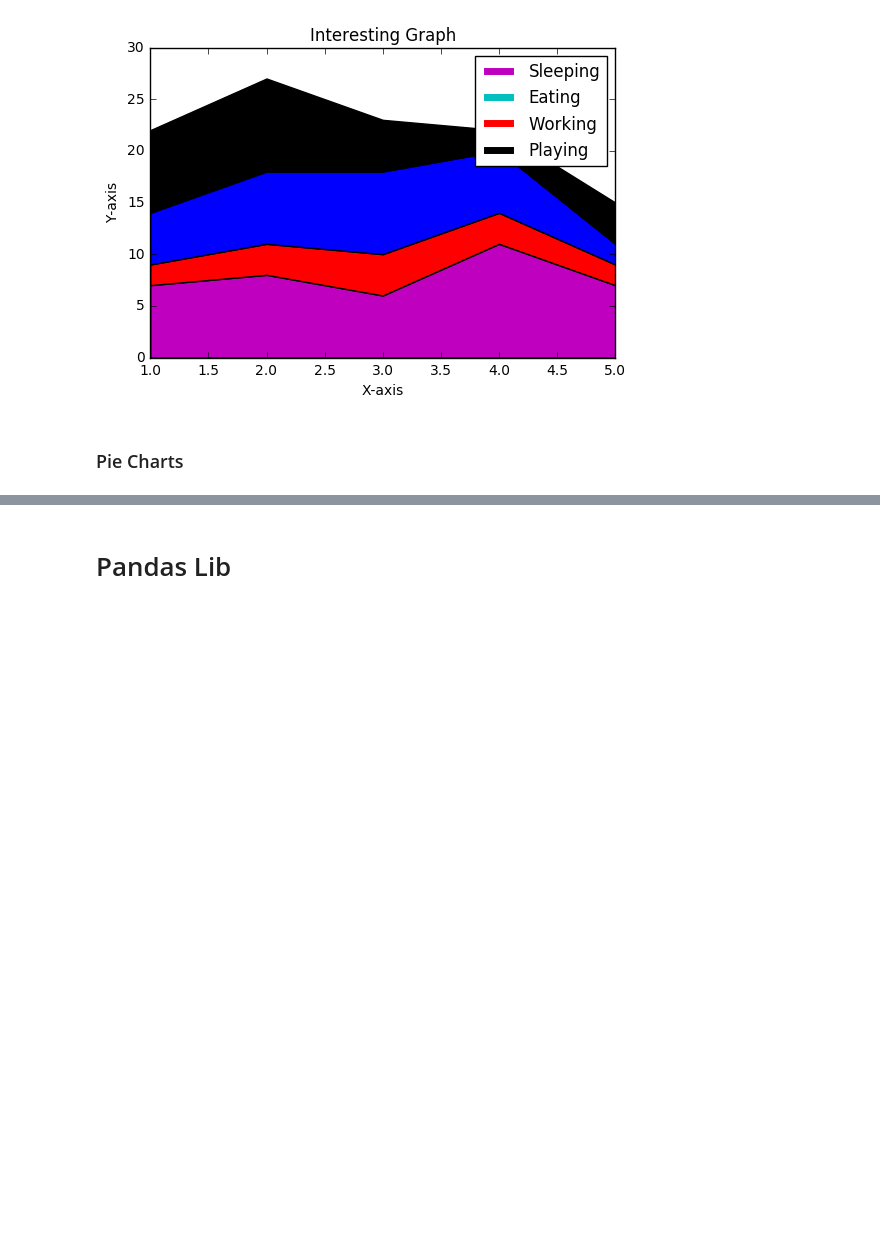
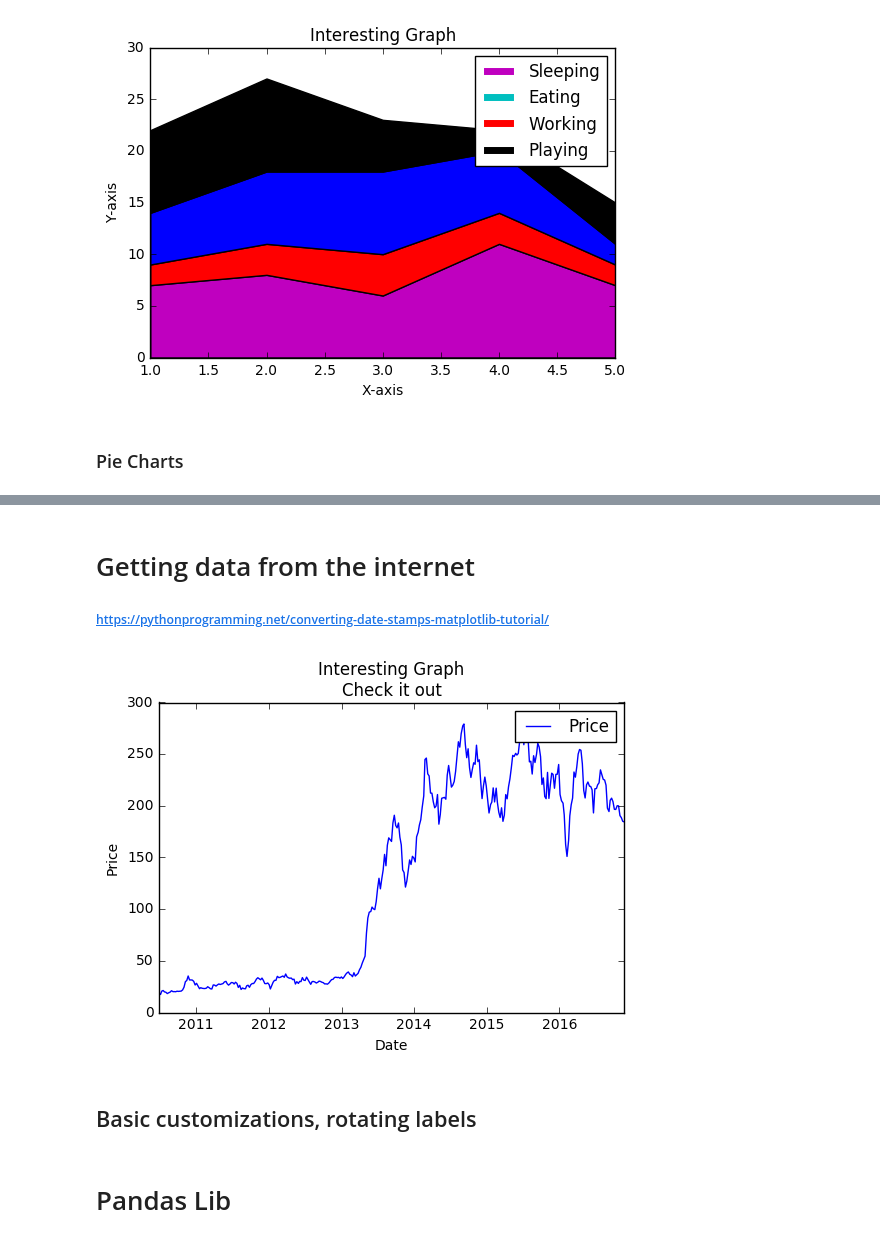
Before and after one commit to amanullahtariq/MLAlgorithm, a Jupyter notebook: Python/Matplotlib .ipynb, the cells around one changed output, grey strips where cells are left out. Drawn from its saved outputs; the diff is of its cells as text; code cells hidden in the pictures; blank space fills up the shorter version.

```diff
--- a/Python/Matplotlib .ipynb
+++ b/Python/Matplotlib .ipynb
@@ -90,3 +151,50 @@ plt.show()
+# %% [markdown]
+# Getting data from the internet
+##### https://pythonprogramming.net/converting-date-stamps-matplotlib-tutorial/
+# %%
+# loading by numpy
+import matplotlib.pyplot as plt
+import numpy as np
+import urllib
+import matplotlib.dates as mdates
+
+def bytespdate2num(fmt, encoding='utf-8'):
+    strconverter = mdates.strpdate2num(fmt)
+    def bytesconverter(b):
+        s = b.decode(encoding)
+        return strconverter(s)
+    return bytesconverter
+
+
+def graph_data(stock):
+    url = 'http://chartapi.finance.yahoo.com/instrument/1.0/'+stock+'/chartdata;type=quote;range=10y/csv'
+
+    source_code = urllib.request.urlopen(url).read().decode()
+    stock_data=[]
+    split_source = source_code.split('\n')
+    for line in split_source:
+        split_line = line.split(',')
+        if len(split_line) == 6:
+            if 'values' not in line and 'labels' not in line:
+                stock_data.append(line)
+
+    date, closep, highp, lowp, openp, volume = np.loadtxt(stock_data,
+                                                          delimiter=',',
+                                                          unpack=True,
+                                                          converters={0: bytespdate2num('%Y%m%d')})
+    plt.plot_date(date, closep,'-', label='Price')
+
+    plt.xlabel('Date')
+    plt.ylabel('Price')
+    plt.title('Interesting Graph\nCheck it out')
+    plt.legend()
+    plt.show()
+
+graph_data('TSLA')
+# %% [output]
+[figure, added]
+# %% [markdown]
+## Basic customizations, rotating labels
 # %% [markdown]
 # Pandas Lib
 # %%
```
Also changed, not shown: parts of 4 cells of this notebook, 1 other file.
